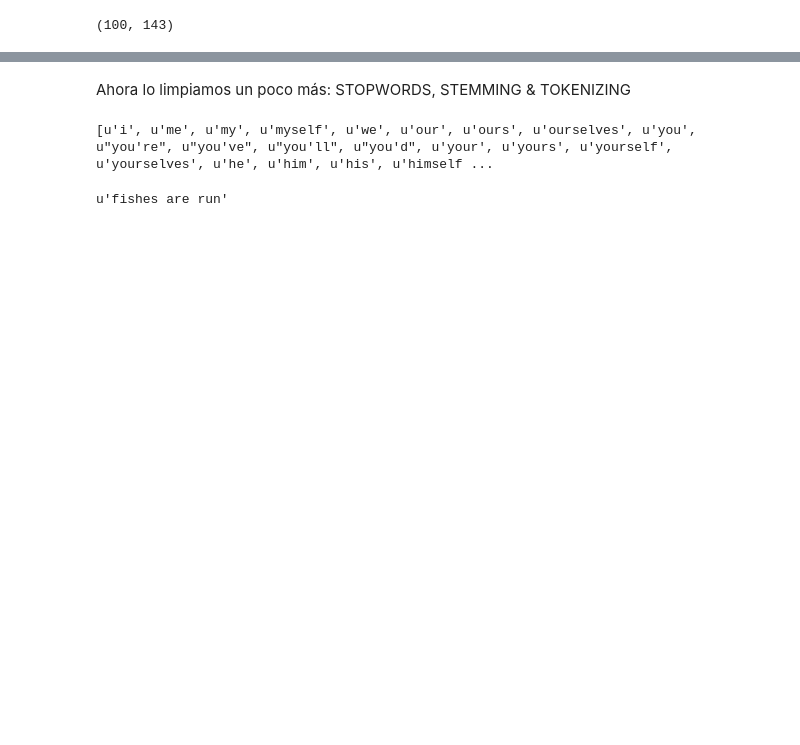
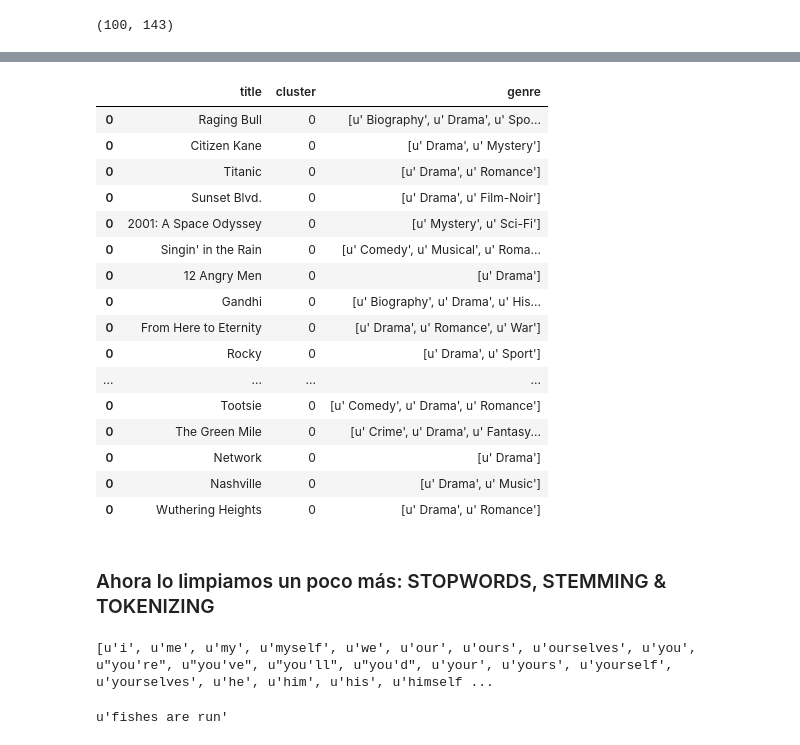
Before and after one commit to mlares/diplodatos_unsupervised, a Jupyter notebook: KMeans_demo1-MovieReviews.ipynb, the cells around one changed output, grey strips where cells are left out. Cells and saved outputs as stored; diff of their text form; code cells hidden in the pictures; blank space fills up the shorter version.

```diff
--- a/KMeans_demo1-MovieReviews.ipynb
+++ b/KMeans_demo1-MovieReviews.ipynb
@@ -218,0 +235,16 @@ TITLES ///  One Flew Over the Cuckoo's Nest /  Psycho /  Sunset Blvd. /  Vertigo
+# %%
+terms = tfidf_vectorizer.get_feature_names()
+
+dist = 1 - cosine_similarity(tfidf_matrix)
+
+num_clusters = 5
+km = KMeans(n_clusters=num_clusters)
+km.fit(tfidf_matrix)
+clusters = km.labels_.tolist()
+
+from sklearn.externals import joblib
+
+joblib.dump(km,  'doc_cluster.pkl')
+
+km = joblib.load('doc_cluster.pkl')
+clusters = km.labels_.tolist()
@@ -219,5 +268,25 @@ TITLES ///  One Flew Over the Cuckoo's Nest /  Psycho /  Sunset Blvd. /  Vertigo
+# %%
+frame.ix[0]
+# %% [output]
+|  | title | cluster | genre |
+| 0 | Raging Bull | 0 | [u' Biography', u' Drama', u' Spo... |
+| 0 | Citizen Kane | 0 | [u' Drama', u' Mystery'] |
+| 0 | Titanic | 0 | [u' Drama', u' Romance'] |
+| 0 | Sunset Blvd. | 0 | [u' Drama', u' Film-Noir'] |
+| 0 | 2001: A Space Odyssey | 0 | [u' Mystery', u' Sci-Fi'] |
+| 0 | Singin' in the Rain | 0 | [u' Comedy', u' Musical', u' Roma... |
+| 0 | 12 Angry Men | 0 | [u' Drama'] |
+| 0 | Gandhi | 0 | [u' Biography', u' Drama', u' His... |
+| 0 | From Here to Eternity | 0 | [u' Drama', u' Romance', u' War'] |
+| 0 | Rocky | 0 | [u' Drama', u' Sport'] |
+| ... | ... | ... | ... |
+| 0 | Tootsie | 0 | [u' Comedy', u' Drama', u' Romance'] |
+| 0 | The Green Mile | 0 | [u' Crime', u' Drama', u' Fantasy... |
+| 0 | Network | 0 | [u' Drama'] |
+| 0 | Nashville | 0 | [u' Drama', u' Music'] |
+| 0 | Wuthering Heights | 0 | [u' Drama', u' Romance'] |
 # %% [markdown]
-Ahora lo limpiamos un poco más: STOPWORDS, STEMMING & TOKENIZING
+### Ahora lo limpiamos un poco más: STOPWORDS, STEMMING & TOKENIZING
 # %%
 # STOPWORDS
 
```
Also changed, not shown: parts of 30 cells of this notebook.
